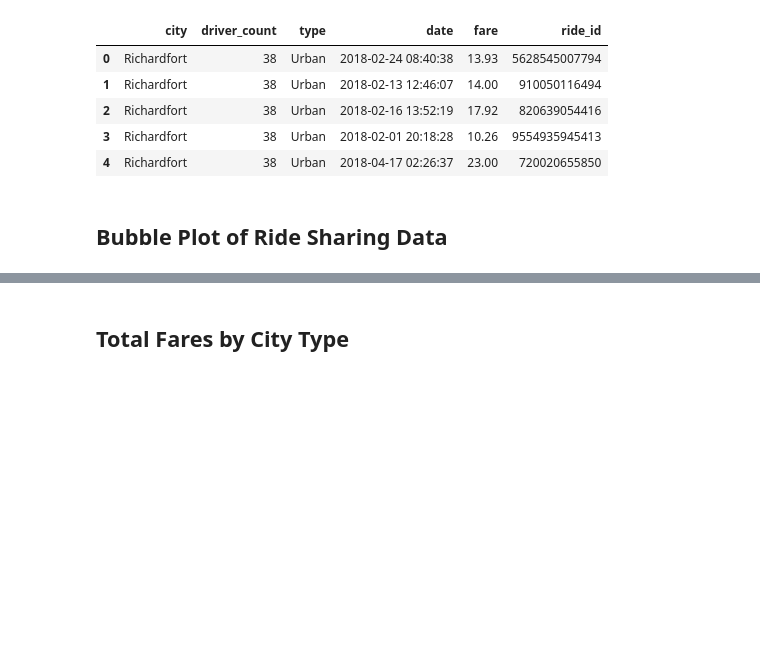
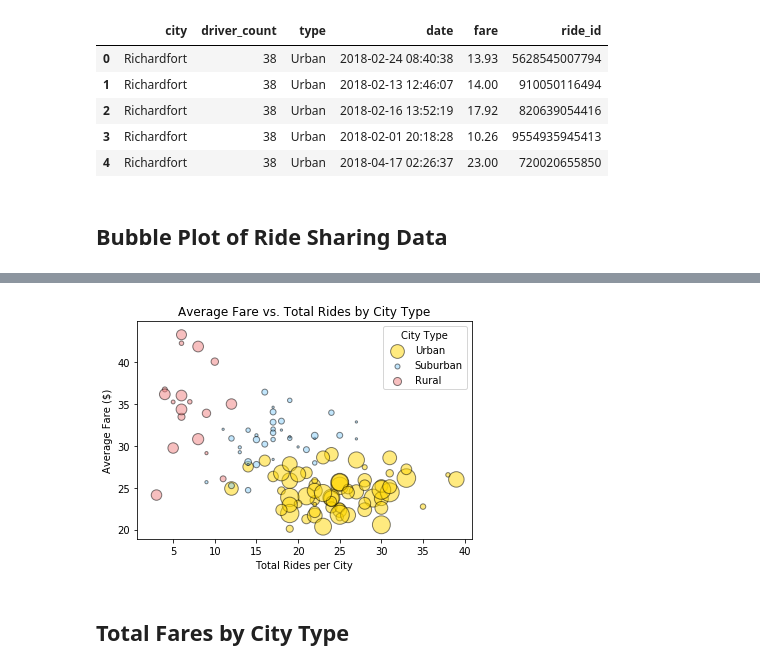
Before and after one commit to nonabsorbing/Pyber, a Jupyter notebook: pyber_final.ipynb, the cells around one changed output, grey strips where cells are left out. Saved outputs shown, nothing was run; the diff lists cells and outputs as text; code cells hidden in the pictures; blank space fills up the shorter version.

```diff
--- a/pyber_final.ipynb
+++ b/pyber_final.ipynb
@@ -103,3 +59,46 @@ Text(0.5,0,'Average Fare')
+# %%
+#break out urban data
+suburban_data = all_data[all_data["type"] == "Suburban"]
+
+#use mean to get avg fare, # of drivers
+suburban_mean = suburban_data.groupby(["city"]).mean()
+
+#use count to get number of rides
+suburban_rides = suburban_data.groupby(["city"]).count()["ride_id"]
+# %%
+#break out urban data
+rural_data = all_data[all_data["type"] == "Rural"]
+
+#use mean to get avg fare, # of drivers
+rural_mean = rural_data.groupby(["city"]).mean()
+
+#use count to get number of rides
+rural_rides = rural_data.groupby(["city"]).count()["ride_id"]
+# %%
+
+# #THIS IS THE PART THAT JUST GIVES A VANILLA PLoT
+
+urban_plot = plt.scatter(urban_rides, urban_mean["fare"], marker="o", facecolors="gold", edgecolors="black",
+            s=urban_mean["driver_count"]*5, alpha=.5)
+
+suburban_plot=plt.scatter(suburban_rides, suburban_mean["fare"], marker="o", facecolors="lightskyblue", edgecolors="black",
+            s=rural_mean["driver_count"]*5, alpha=.5)
+
+suburban_plot=plt.scatter(rural_rides, rural_mean["fare"], marker="o", facecolors="lightcoral", edgecolors="black",
+            s=suburban_mean["driver_count"]*5, alpha=.5)
+
+plt.title("Average Fare vs. Total Rides by City Type")
+plt.ylabel("Average Fare ($)")
+plt.xlabel("Total Rides per City")
+
+plt.legend(frameon=True, labels = ["Urban", "Suburban", "Rural"], title="City Type")
+
+
+plt.savefig("Avg_fare_vs_total_rides.png")
+
+# #######################
+# %% [output]
+[figure, added]
 # %%
 # Show plot
 plt.show()
```
Also changed, not shown: parts of 7 cells of this notebook, 6 other files.
